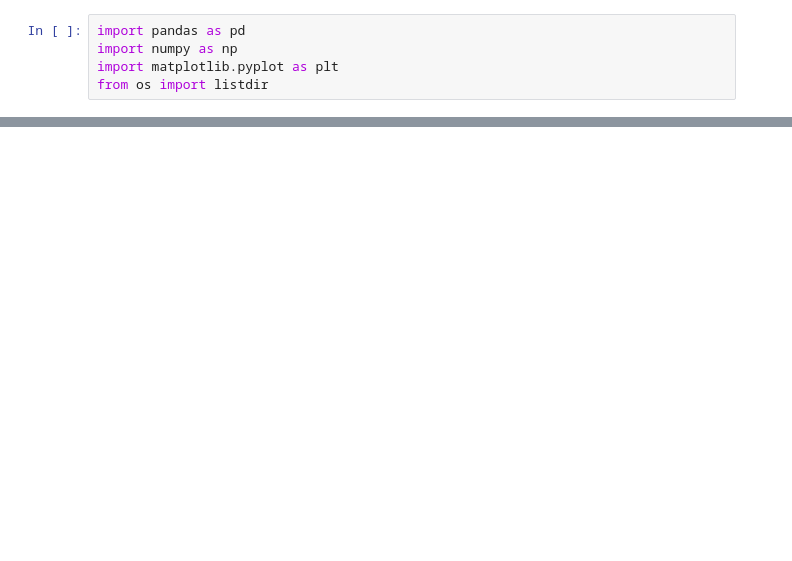
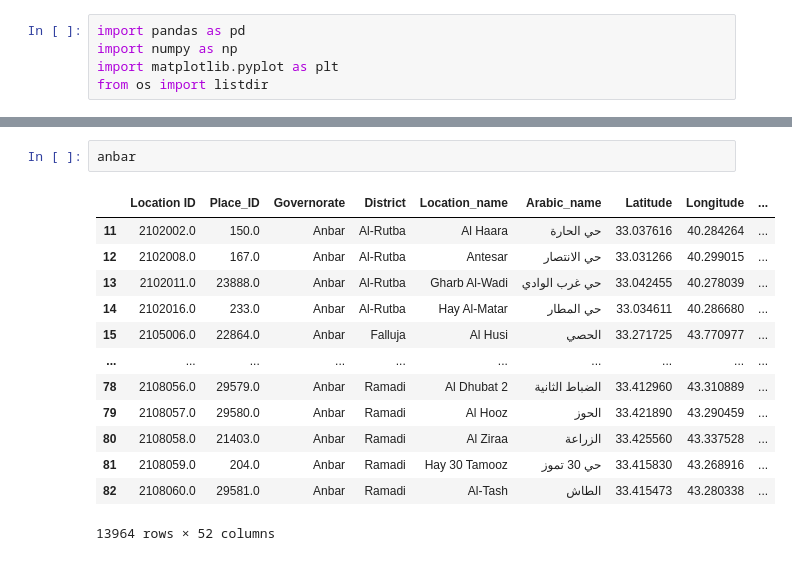
Before and after one commit to mcdimant/refugee_predictive_model, a Jupyter notebook: src/iraq_refugee_model.ipynb, the cells around one changed output, grey strips where cells are left out. Saved outputs shown, nothing was run; the diff lists cells and outputs as text; blank space fills up the shorter version.

```diff
--- a/src/iraq_refugee_model.ipynb
+++ b/src/iraq_refugee_model.ipynb
@@ -31,0 +82,16 @@ df['date'] = pd.to_datetime(df['date'])
+# %%
+anbar
+# %% [output]
+|  | Location ID | Place_ID | Governorate | District | Location_name | Arabic_name | Latitude | Longitude | ... |
+| 11 | 2102002.0 | 150.0 | Anbar | Al-Rutba | Al Haara | حي الحارة | 33.037616 | 40.284264 | ... |
+| 12 | 2102008.0 | 167.0 | Anbar | Al-Rutba | Antesar | حي الانتصار | 33.031266 | 40.299015 | ... |
+| 13 | 2102011.0 | 23888.0 | Anbar | Al-Rutba | Gharb Al-Wadi | حي غرب الوادي | 33.042455 | 40.278039 | ... |
+| 14 | 2102016.0 | 233.0 | Anbar | Al-Rutba | Hay Al-Matar | حي المطار | 33.034611 | 40.286680 | ... |
+| 15 | 2105006.0 | 22864.0 | Anbar | Falluja | Al Husi | الحصي | 33.271725 | 43.770977 | ... |
+| ... | ... | ... | ... | ... | ... | ... | ... | ... | ... |
+| 78 | 2108056.0 | 29579.0 | Anbar | Ramadi | Al Dhubat 2 | الضباط الثانية | 33.412960 | 43.310889 | ... |
+| 79 | 2108057.0 | 29580.0 | Anbar | Ramadi | Al Hooz | الحوز | 33.421890 | 43.290459 | ... |
+| 80 | 2108058.0 | 21403.0 | Anbar | Ramadi | Al Ziraa | الزراعة | 33.425560 | 43.337528 | ... |
+| 81 | 2108059.0 | 204.0 | Anbar | Ramadi | Hay 30 Tamooz | حي 30 تموز | 33.415830 | 43.268916 | ... |
+| 82 | 2108060.0 | 29581.0 | Anbar | Ramadi | Al-Tash | الطاش | 33.415473 | 43.280338 | ... |
+13964 rows × 52 columns
```
Also changed, not shown: parts of 10 cells of this notebook.
